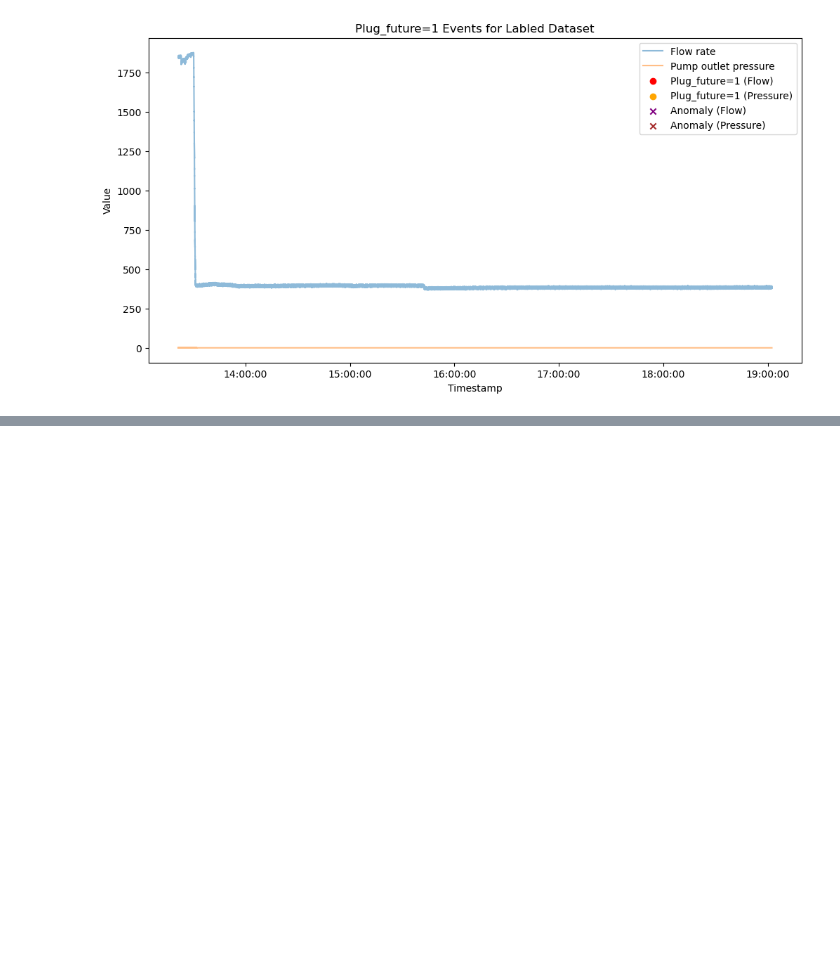
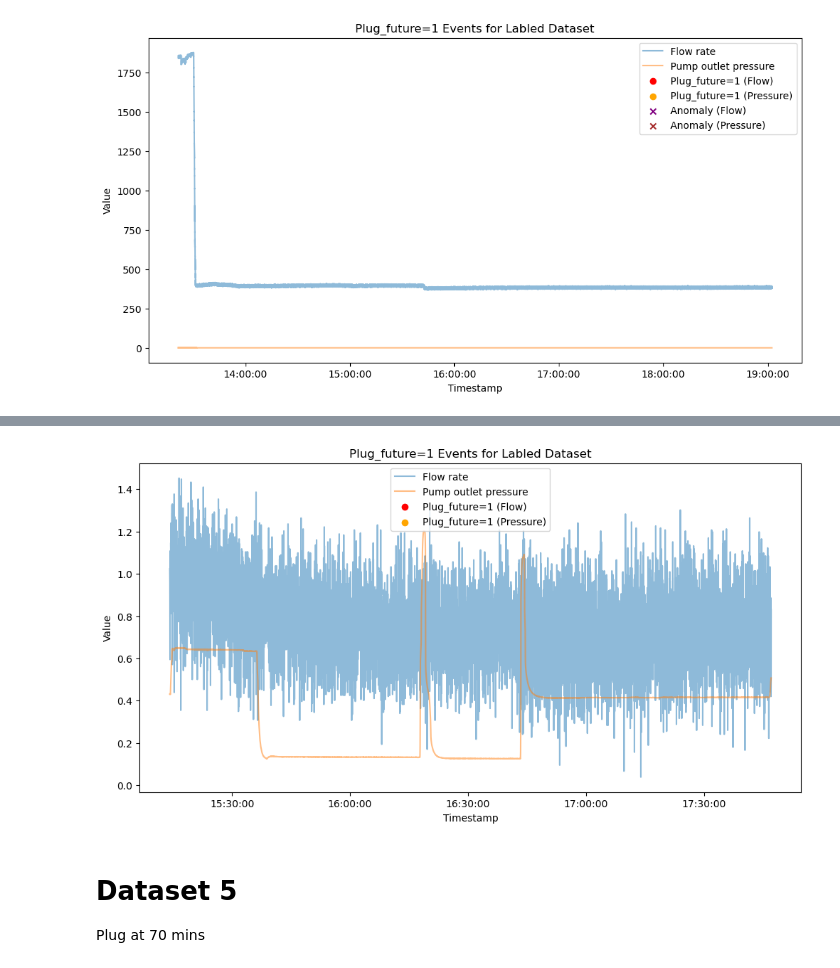
Before and after one commit to KaroGil/master_plug_prediction, a Jupyter notebook: notebooks/label_data.ipynb, the cells around one changed output, grey strips where cells are left out. Drawn from its saved outputs; the diff is of its cells as text; code cells hidden in the pictures; blank space fills up the shorter version.

```diff
--- a/notebooks/label_data.ipynb
+++ b/notebooks/label_data.ipynb
@@ -30,0 +39,4 @@ def save_labeled_data(df, name):
+# %%
+def set_no_plug(df):
+    df['Plug'] = 0
+    df['Plug_future'] = 0
@@ -108,0 +147,8 @@ ValueError: ❌ ERROR: Required columns for target creation are missing.
+# %%
+set_no_plug(dataset4)
+dv.visualize_plug_event(dataset4, anomalies=True, plug_column="Plug_future", name="Labled Dataset")
+# %% [output]
+[figure, added]
+# %% [markdown]
+# Dataset 5
+Plug at 70 mins
```
Also changed, not shown: parts of 42 cells of this notebook, 23 other files.
